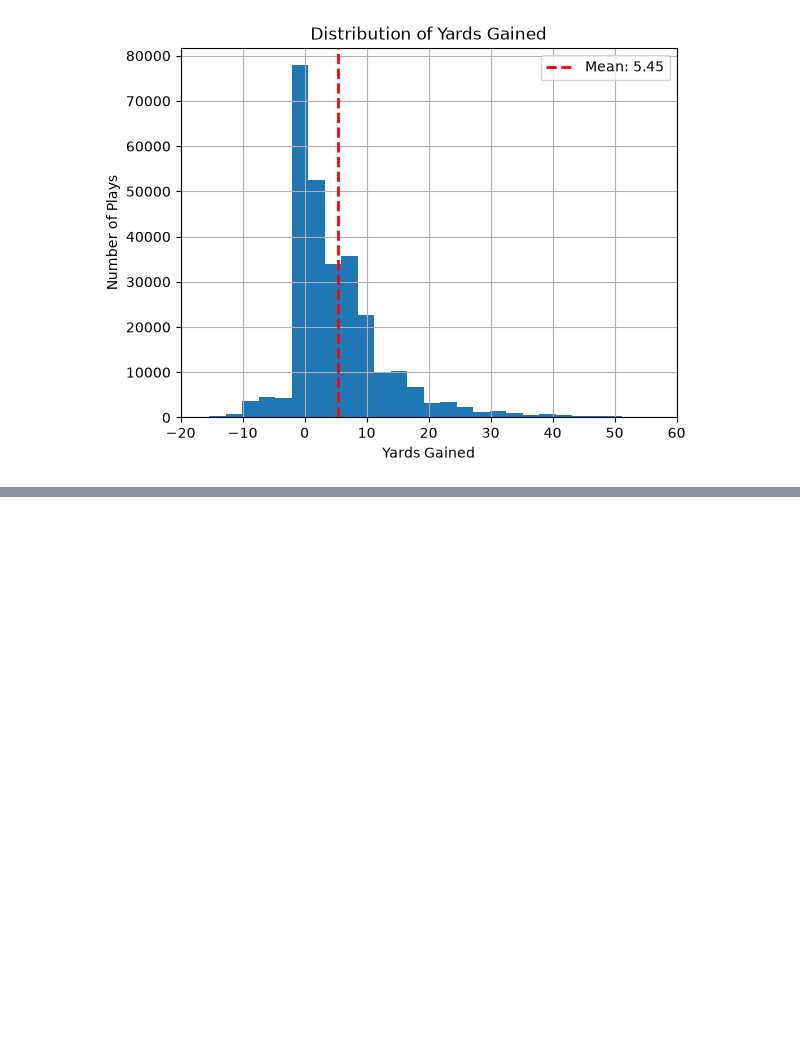
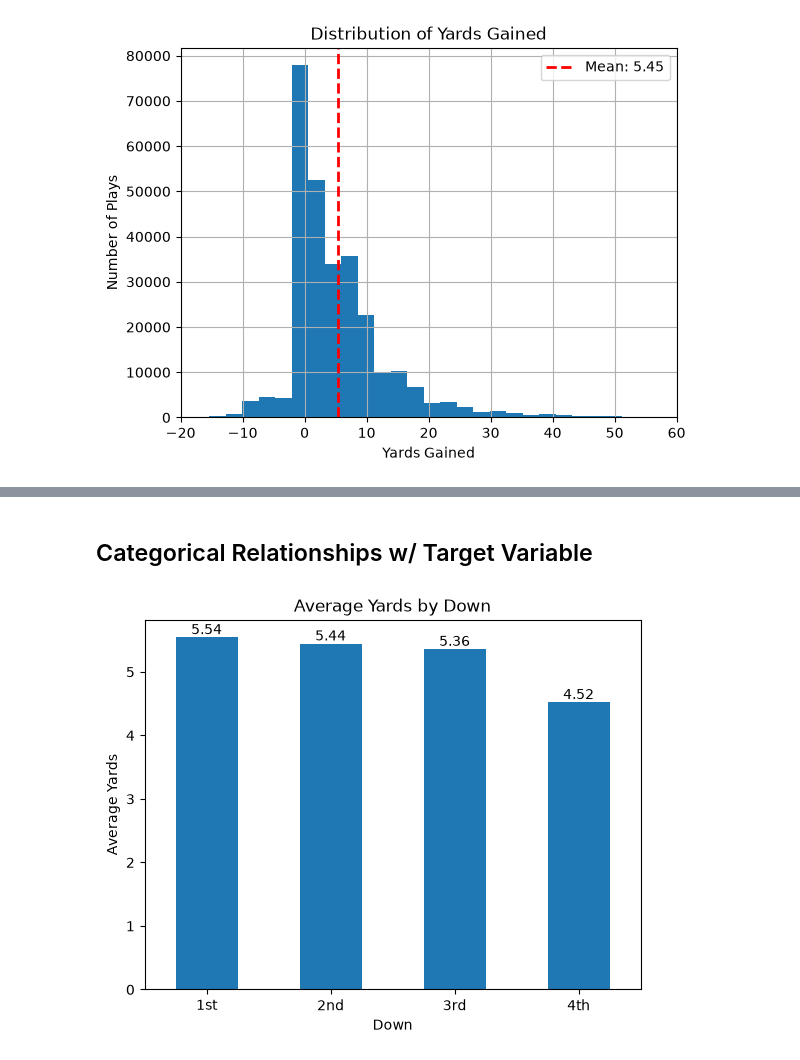
Before and after one commit to cyrusnavasca/nfl-play-intelligence, a Jupyter notebook: notebooks/data_exploration.ipynb, the cells around one changed output, grey strips where cells are left out. Cells and saved outputs as stored; diff of their text form; code cells hidden in the pictures; blank space fills up the shorter version.

```diff
--- a/notebooks/data_exploration.ipynb
+++ b/notebooks/data_exploration.ipynb
@@ -74,0 +143,17 @@ plt.show()
+# %% [markdown]
+## Categorical Relationships w/ Target Variable
+# %%
+# Plotting average yards by down
+ax = pbp.groupby("down")["yards_gained"].mean().plot.bar()
+
+for p in ax.patches:
+    ax.annotate(f"{p.get_height():.2f}", (p.get_x() + p.get_width() / 2, p.get_height()),
+                ha="center", va="bottom")
+
+plt.xticks(ticks=range(4), labels=["1st", "2nd", "3rd", "4th"], rotation=0)
+plt.xlabel("Down")
+plt.ylabel("Average Yards")
+plt.title("Average Yards by Down")
+plt.show()
+# %% [output]
+[figure, added]
```
Also changed, not shown: parts of 22 cells of this notebook, 2 other files.
